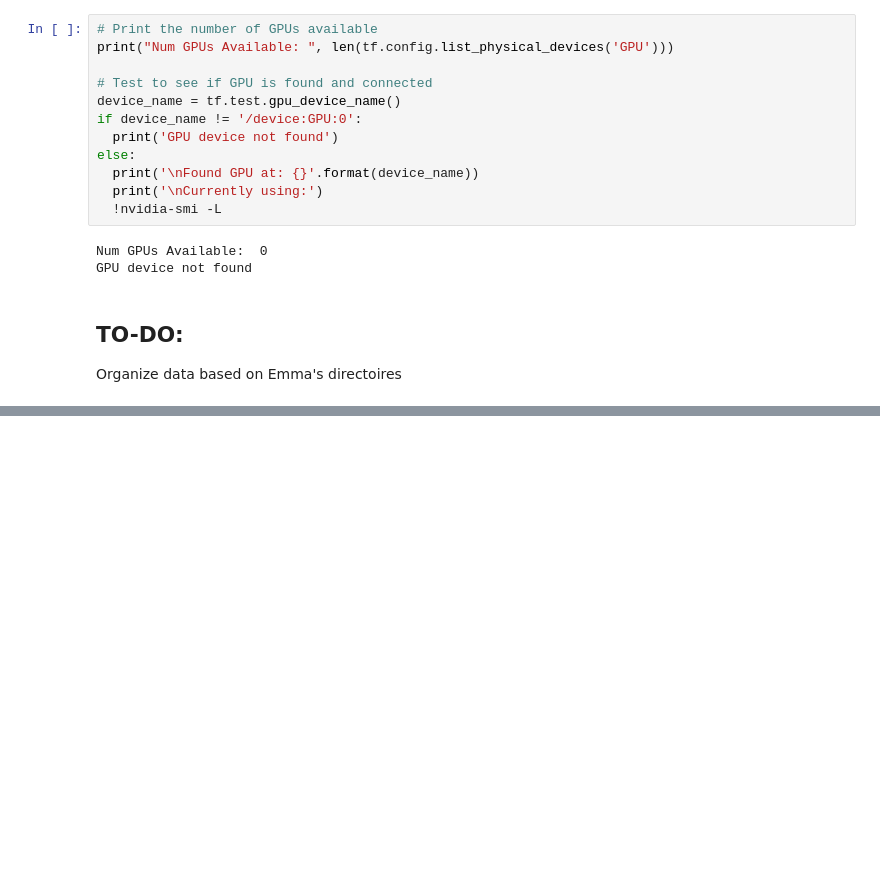
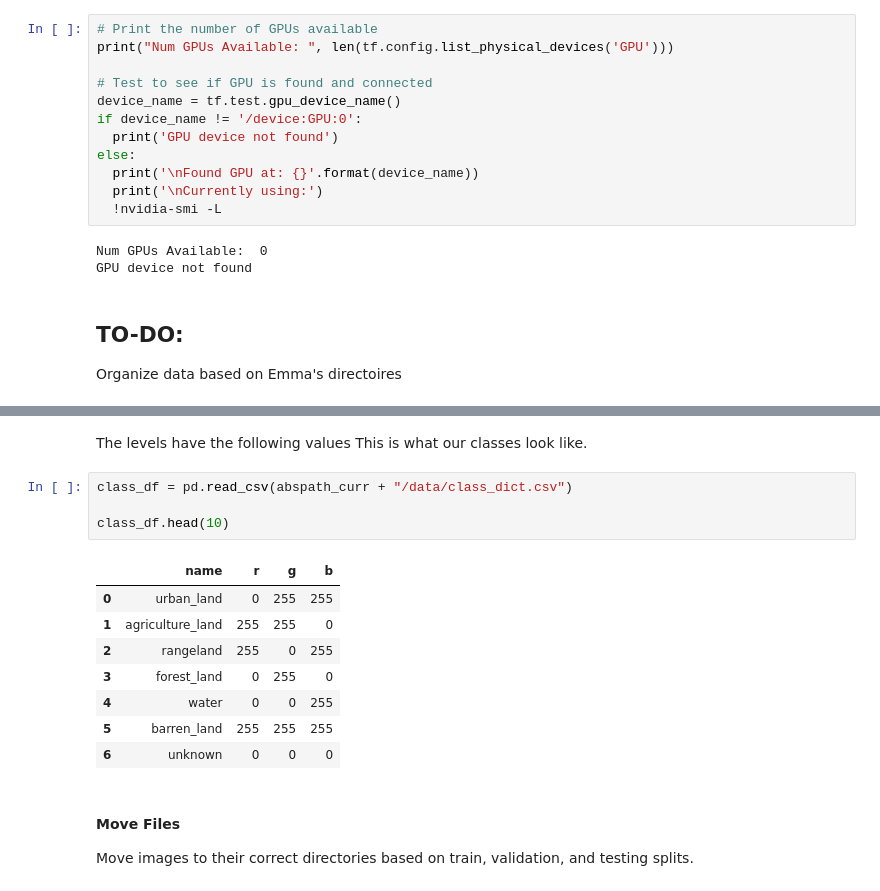
Before and after one commit to egarcibo14/AP_CNN_FinalProject, a Jupyter notebook: ADAPTED_Land_Cover_Segmentation.ipynb, the cells around one changed output, grey strips where cells are left out. Cells and saved outputs as stored; diff of their text form; blank space fills up the shorter version.

```diff
--- a/ADAPTED_Land_Cover_Segmentation.ipynb
+++ b/ADAPTED_Land_Cover_Segmentation.ipynb
@@ -145,0 +238,20 @@ train_df.head()
+# %% [markdown]
+The levels have the following values
+This is what our classes look like.
+# %%
+class_df = pd.read_csv(abspath_curr + "/data/class_dict.csv")
+
+class_df.head(10)
+# %% [output]
+|  | name | r | g | b |
+| 0 | urban_land | 0 | 255 | 255 |
+| 1 | agriculture_land | 255 | 255 | 0 |
+| 2 | rangeland | 255 | 0 | 255 |
+| 3 | forest_land | 0 | 255 | 0 |
+| 4 | water | 0 | 0 | 255 |
+| 5 | barren_land | 255 | 255 | 255 |
+| 6 | unknown | 0 | 0 | 0 |
+# %% [markdown]
+#### **Move Files**
+
+Move images to their correct directories based on train, validation, and testing splits.
```
Also changed, not shown: parts of 21 cells of this notebook.
